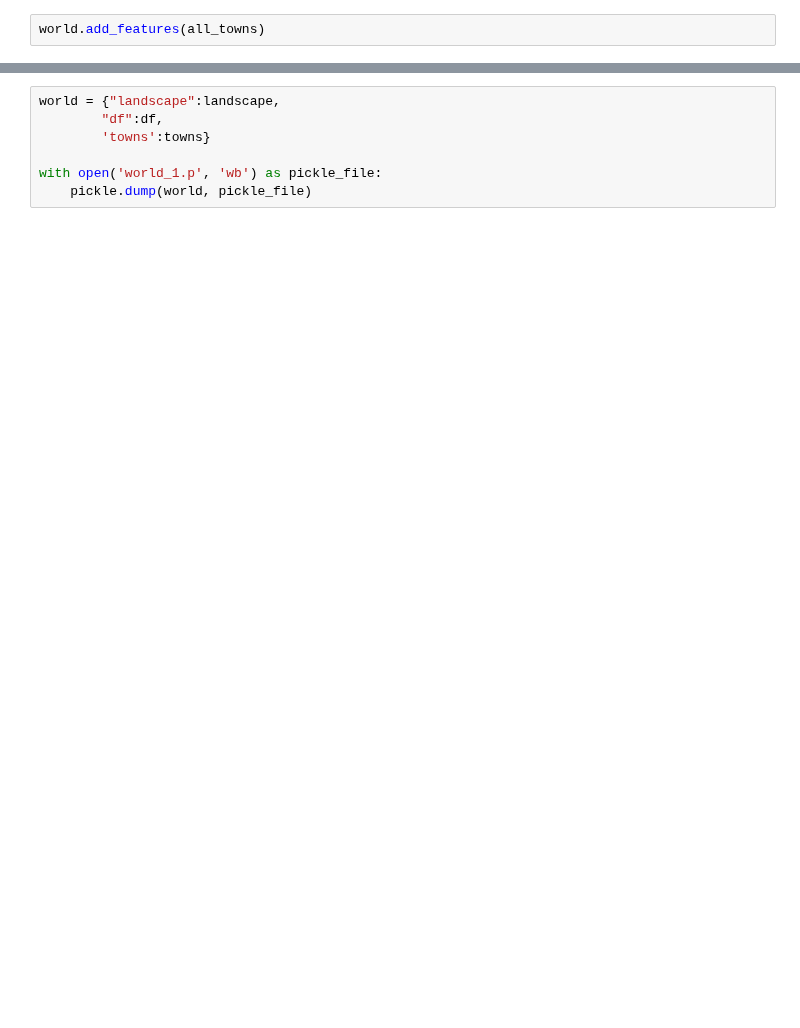
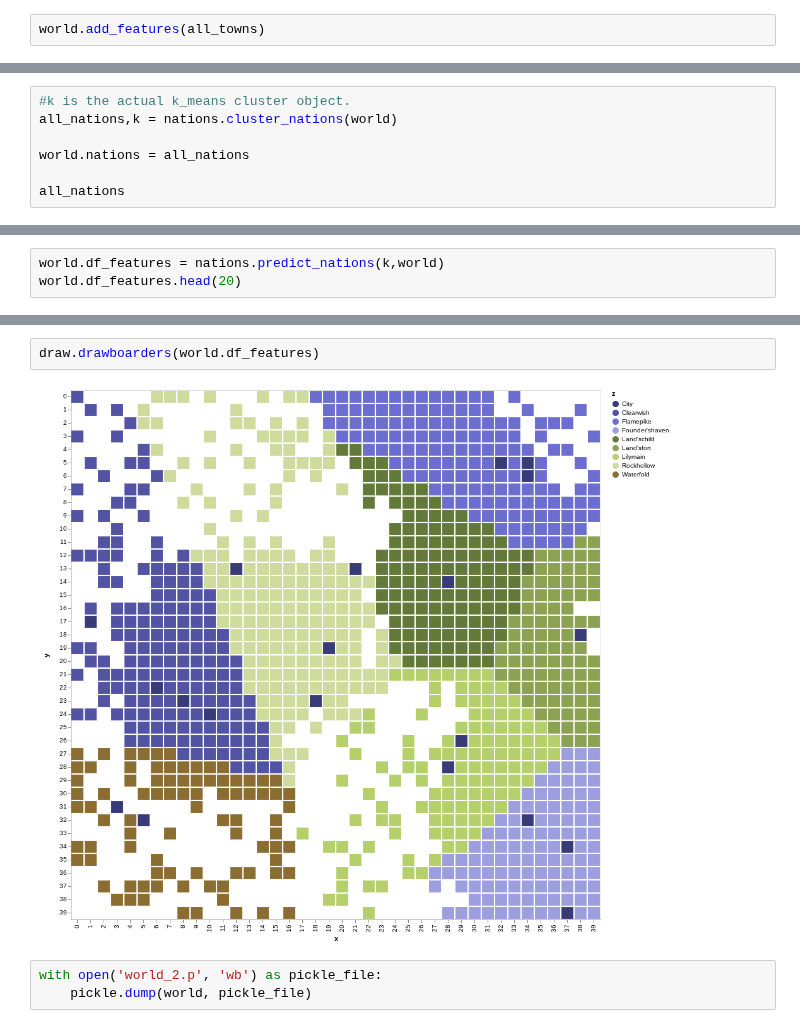
Before and after one commit to BillmanH/dsadventure, a Jupyter notebook: notebooks/2 Cities and Nations.ipynb, the cells around one changed output, grey strips where cells are left out. Cells and saved outputs as stored; diff of their text form; blank space fills up the shorter version.

```diff
--- a/notebooks/2 Cities and Nations.ipynb
+++ b/notebooks/2 Cities and Nations.ipynb
@@ -140,0 +141,7 @@ draw.drawboarders(df)
+# %%
+#k is the actual k_means cluster object.
+all_nations,k = nations.cluster_nations(world)
+
+world.nations = all_nations
+
+all_nations
@@ -140,0 +163,3 @@ draw.drawboarders(df)
+# %%
+world.df_features = nations.predict_nations(k,world)
+world.df_features.head(20)
@@ -154,7 +250,7 @@ towns
+# %%
+draw.drawboarders(world.df_features)
+# %% [output]
+[figure, added]
 # %%
-world = {"landscape":landscape,
-        "df":df,
-        'towns':towns}
-
-with open('world_1.p', 'wb') as pickle_file:
+with open('world_2.p', 'wb') as pickle_file:
     pickle.dump(world, pickle_file)
```
Also changed, not shown: parts of 23 cells of this notebook, 11 other files.
